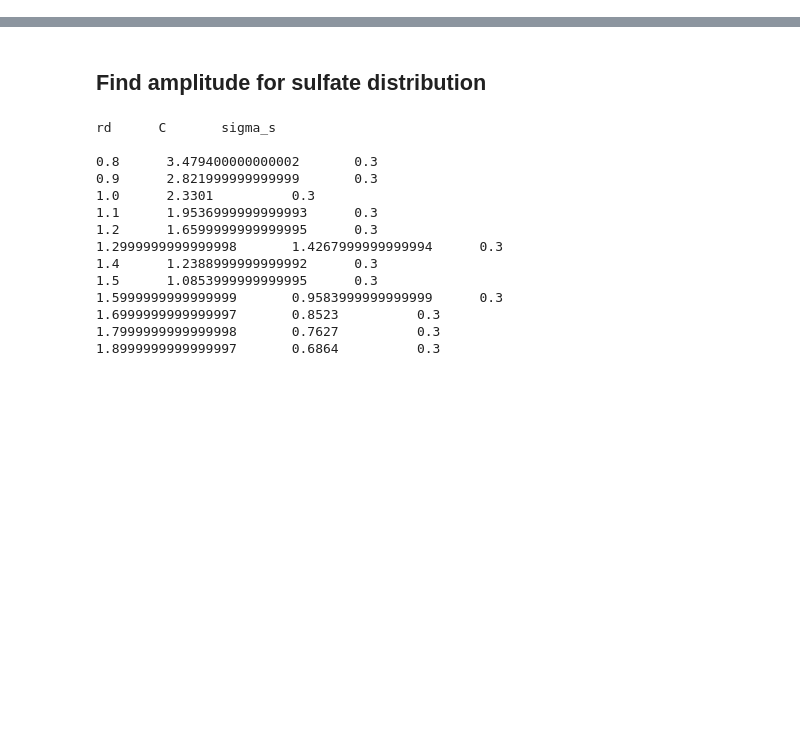
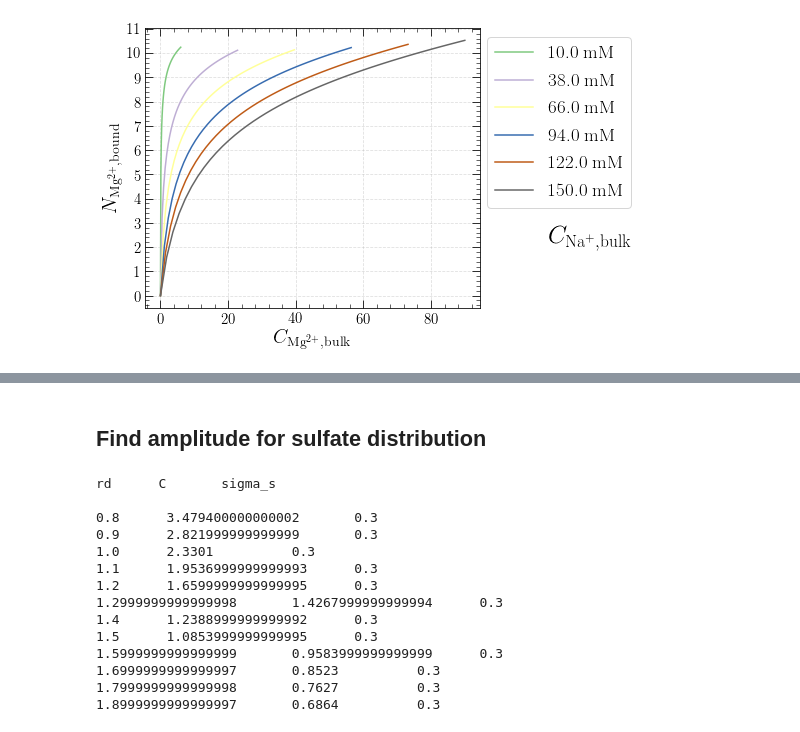
Before and after one commit to rohitnikam1/jupyter_notebooks, a Jupyter notebook: pb-penetrable-sphere.ipynb, the cells around one changed output, grey strips where cells are left out. Drawn from its saved outputs; the diff is of its cells as text; code cells hidden in the pictures; blank space fills up the shorter version.

```diff
--- a/pb-penetrable-sphere.ipynb
+++ b/pb-penetrable-sphere.ipynb
@@ -455,0 +121,19 @@ with open("/home/rohit/magnesium/pb-plots/pb-penetrable-eccr-15mM-cl-den.rd-1.0.
+# %%
+'''
+def gauss_s(r, prefactor, size_dpgs, sigma_s):
+    return prefactor * np.exp( (-(r - size_dpgs)**2) / (2*sigma_s**2) )
+
+
+def rho(charge, bulk_conc, phi, b2):
+    #b2_fit is 2*B2*rho_in = \beta \mu_i
+    return charge * bulk_conc * np.exp( -charge*phi - b2)
+
+
+def poisson_boltzmann(r, y):
+
+    y2 = -pb_prefactor*( rho(+2, mg_conc, y[0], b2_mg) +
+                         rho(+1, na_conc, y[0], b2_na) +
+                         rho(-1, cl_conc, y[0], 0    ) +
+                         den_s*hard_sphere_dist(r, reff, 40)) - 2*y[1]/r
+    return np.vstack((y[1], y2))
+'''
@@ -455,0 +273,56 @@ with open("/home/rohit/magnesium/pb-plots/pb-penetrable-eccr-15mM-cl-den.rd-1.0.
+# %%
+fig = plt.figure()
+ax  = fig.add_subplot(111)
+
+jet = plt.get_cmap('Accent')
+
+colors = iter(jet(np.linspace(0,1,6)))
+
+eta_dpgs = 0
+
+for mg_array, na_conc, cl_array in zip(mg_conc_array, na_conc_array, cl_conc_array):
+
+    bound_mg_array = []
+
+    for mg_conc, cl_conc in zip(mg_array, cl_array):
+
+        res = integrate.solve_bvp(poisson_boltzmann, bc, r, initial_y)
+
+        phi = res.sol(r)[0]
+
+        rho_mg   = rho(r, +2, eta_dpgs, mg_conc, phi)/2
+        bound_mg = get_bound_ions(r, rho_mg)
+        bound_mg_array.append(bound_mg)
+
+    bound_mg_array = np.array(bound_mg_array, dtype = np.float64)
+
+
+    plt.plot(mg_array*1000/std_volume, bound_mg_array,\
+             linewidth = 1.5, markersize = 7, \
+             label = str(np.round(na_conc*1000/std_volume)) + ' mM',\
+             color = next(colors))
+
+'''
+plt.plot(mg_conc_array*1000/std_volume, bound_na_array,\
+         linewidth = 3, markersize = 10, \
+         label = 'Na', color = 'xkcd:red')
+
+plt.plot([0, 1, 3, 5, 10, 15], [0, 2.25, 3.98, 4.88, 6.14, 6.72],
+         marker = 'o', linewidth = 3, linestyle = '--', markersize = 10,
+        label = 'CG Mg')
+
+plt.plot([0, 1, 3, 5, 10, 15], [13.2, 10.2, 8.4, 7.3, 6.3, 5.7],
+         marker = 's', linewidth = 3, linestyle = '--', markersize = 10,
+        label = 'CG Na')
+
+
+
+plt.plot(whiskey_jacek['x'], whiskey_jacek['y'], linestyle = '--', marker = 's',\
+         label = 'ITC', color = 'xkcd:red')
+'''
+
+plotify(x_major_ticks = 20, x_minor_ticks = 5, y_major_ticks = 1 , y_minor_ticks = 5)
+
+plt.show()
+# %% [output]
+[figure, added]
```
Also changed, not shown: parts of 29 cells of this notebook, 10 other files.
